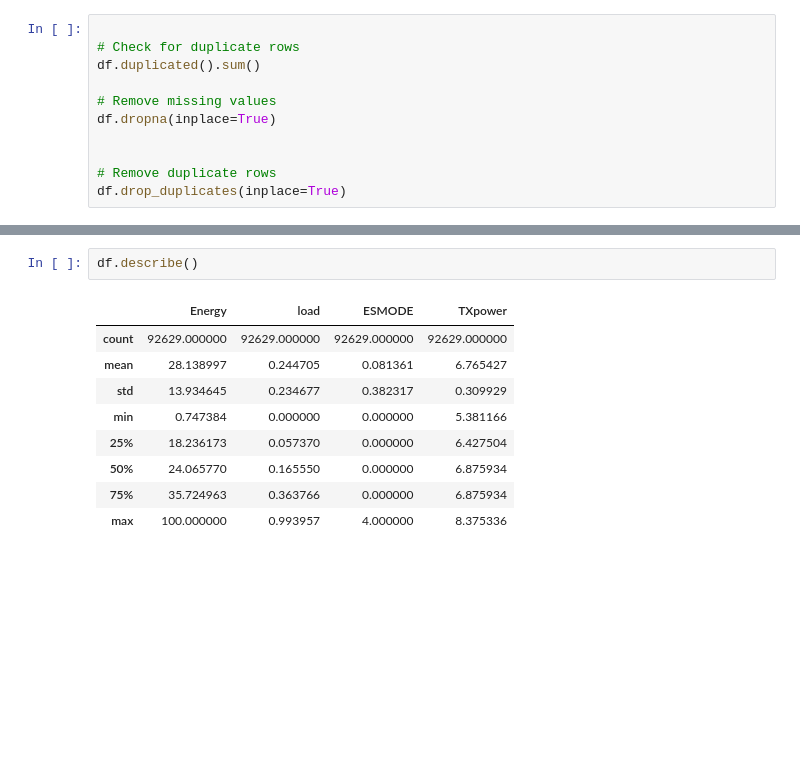
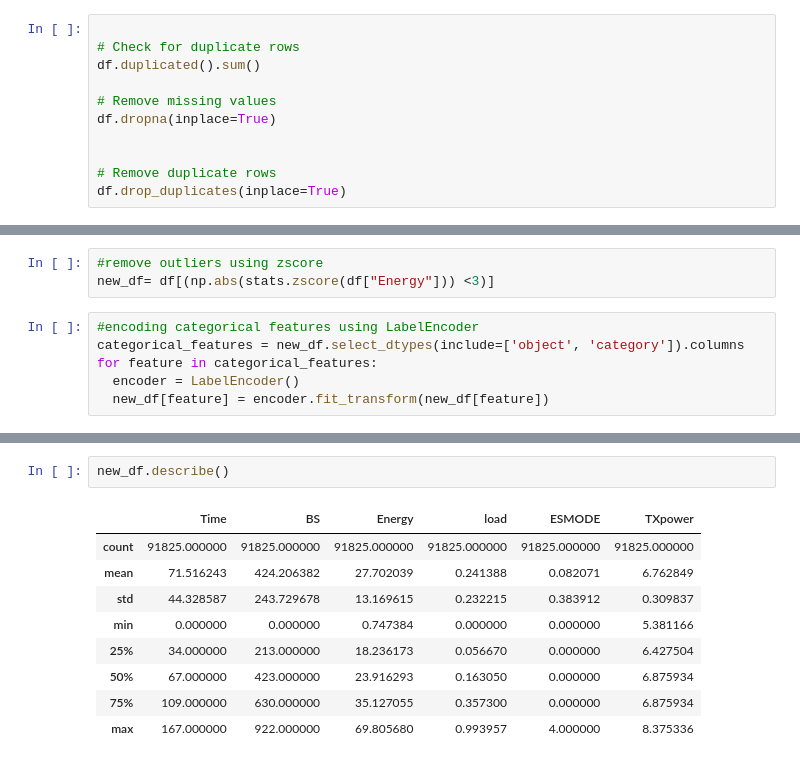
Before and after one commit to collinscolour/GoMyCodeCheckPoint, a Jupyter notebook: supervisedLearning.ipynb, the cells around one changed output, grey strips where cells are left out. Drawn from its saved outputs; the diff is of its cells as text; blank space fills up the shorter version.

```diff
--- a/supervisedLearning.ipynb
+++ b/supervisedLearning.ipynb
@@ -83,0 +128,9 @@ df.drop_duplicates(inplace=True)
+# %%
+#remove outliers using zscore
+new_df= df[(np.abs(stats.zscore(df["Energy"])) <3)]
+# %%
+#encoding categorical features using LabelEncoder
+categorical_features = new_df.select_dtypes(include=['object', 'category']).columns
+for feature in categorical_features:
+  encoder = LabelEncoder()
+  new_df[feature] = encoder.fit_transform(new_df[feature])
@@ -103,14 +167,14 @@ print(df)
 
 [92629 rows x 6 columns]
 # %%
-df.describe()
+new_df.describe()
 # %% [output]
-|  | Energy | load | ESMODE | TXpower |
-| count | 92629.000000 | 92629.000000 | 92629.000000 | 92629.000000 |
-| mean | 28.138997 | 0.244705 | 0.081361 | 6.765427 |
-| std | 13.934645 | 0.234677 | 0.382317 | 0.309929 |
-| min | 0.747384 | 0.000000 | 0.000000 | 5.381166 |
-| 25% | 18.236173 | 0.057370 | 0.000000 | 6.427504 |
-| 50% | 24.065770 | 0.165550 | 0.000000 | 6.875934 |
-| 75% | 35.724963 | 0.363766 | 0.000000 | 6.875934 |
-| max | 100.000000 | 0.993957 | 4.000000 | 8.375336 |
+|  | Time | BS | Energy | load | ESMODE | TXpower |
+| count | 91825.000000 | 91825.000000 | 91825.000000 | 91825.000000 | 91825.000000 | 91825.000000 |
+| mean | 71.516243 | 424.206382 | 27.702039 | 0.241388 | 0.082071 | 6.762849 |
+| std | 44.328587 | 243.729678 | 13.169615 | 0.232215 | 0.383912 | 0.309837 |
+| min | 0.000000 | 0.000000 | 0.747384 | 0.000000 | 0.000000 | 5.381166 |
+| 25% | 34.000000 | 213.000000 | 18.236173 | 0.056670 | 0.000000 | 6.427504 |
+| 50% | 67.000000 | 423.000000 | 23.916293 | 0.163050 | 0.000000 | 6.875934 |
+| 75% | 109.000000 | 630.000000 | 35.127055 | 0.357300 | 0.000000 | 6.875934 |
+| max | 167.000000 | 922.000000 | 69.805680 | 0.993957 | 4.000000 | 8.375336 |
```
Also changed, not shown: parts of 9 cells of this notebook.
